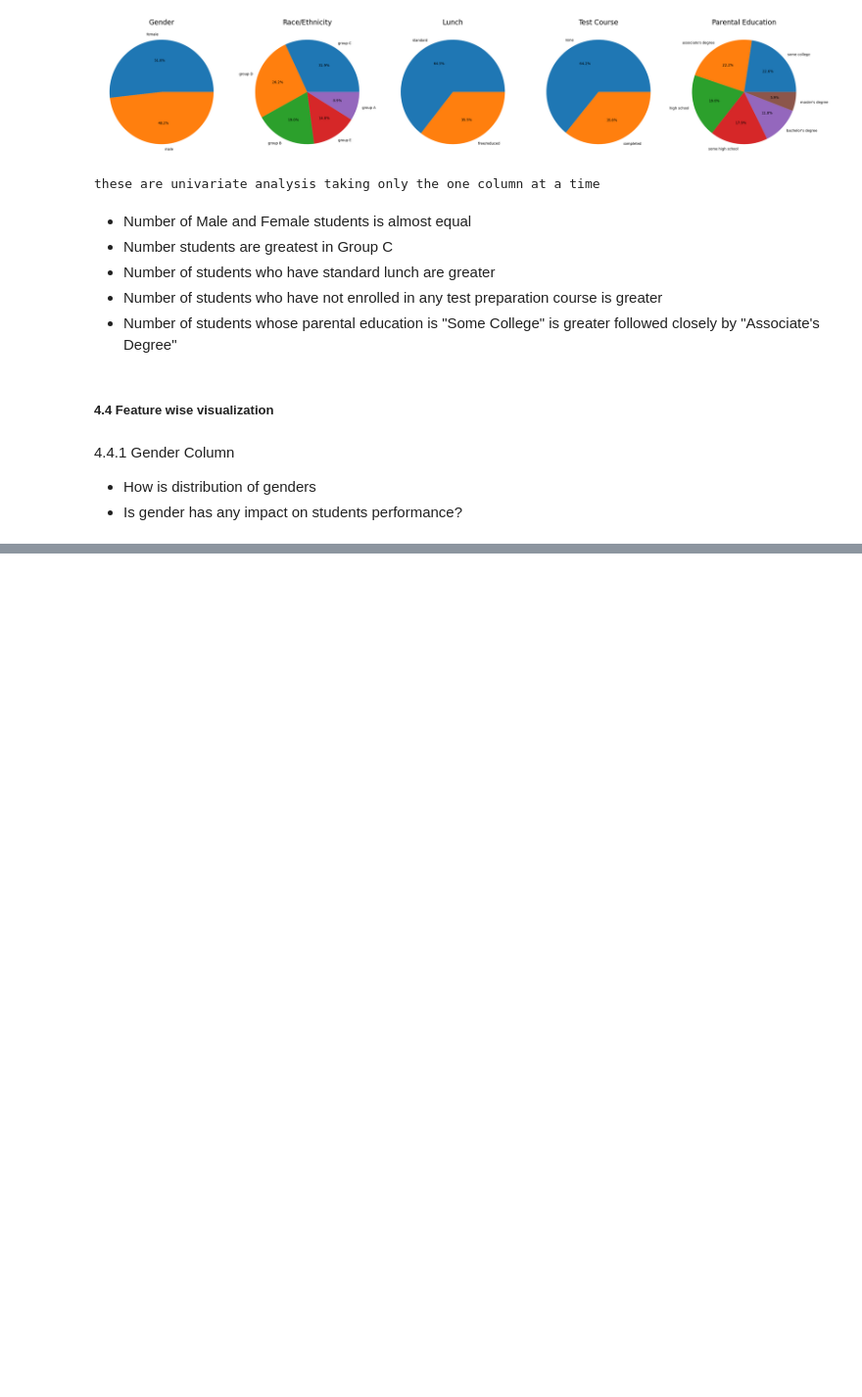
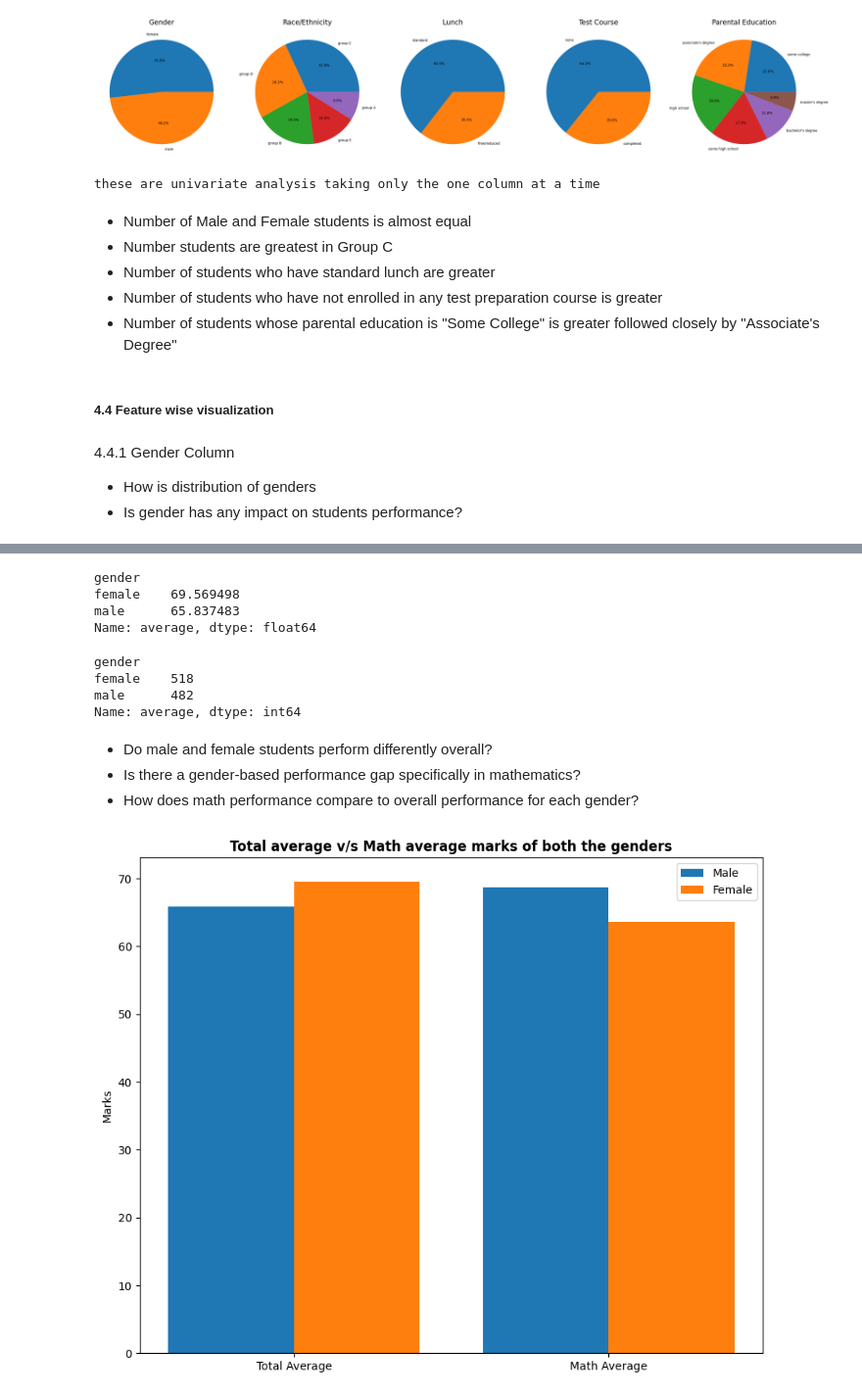
Before and after one commit to samuelkezee/Student-Grade-Analysis, a Jupyter notebook: notebook/EDA_STUDENT PERFORMANCE.ipynb, the cells around one changed output, grey strips where cells are left out. Shown at 98% size. Saved outputs shown, nothing was run; the diff lists cells and outputs as text; code cells hidden in the pictures; blank space fills up the shorter version.

```diff
--- a/notebook/EDA_STUDENT PERFORMANCE.ipynb
+++ b/notebook/EDA_STUDENT PERFORMANCE.ipynb
@@ -442,0 +450,50 @@ for container in ax[0].containers:
+# %%
+gender_group = df.groupby('gender')
+gender_group['average'].mean()
+# %% [output]
+gender
+female    69.569498
+male      65.837483
+Name: average, dtype: float64
+# %%
+gender_group['average'].count()
+#sum()
+# group of all rows where gender = "male"
+# group of all rows where gender = "female"
+# %% [output]
+gender
+female    518
+male      482
+Name: average, dtype: int64
+# %% [markdown]
++ Do male and female students perform differently overall?
++ Is there a gender-based performance gap specifically in mathematics?
++ How does math performance compare to overall performance for each gender?
+# %%
+gender_stats = df.groupby('gender')[['average', 'math score']].mean()
+
+plt.figure(figsize=(10,8))
+
+X = ['Total Average', 'Math Average']
+
+female_scores = [
+    gender_stats.loc['female', 'average'],
+    gender_stats.loc['female', 'math score']
+]
+male_scores = [
+    gender_stats.loc['male', 'average'],
+    gender_stats.loc['male', 'math score']
+]
+
+X_axis = np.arange(len(X))
+
+plt.bar(X_axis - 0.2, male_scores, 0.4, label='Male')
+plt.bar(X_axis + 0.2, female_scores, 0.4, label='Female')
+
+plt.xticks(X_axis, X)
+plt.ylabel("Marks")
+plt.title("Total average v/s Math average marks of both the genders", fontweight='bold')
+plt.legend()
+plt.show()
+# %% [output]
+[figure, added]
```
Also changed, not shown: parts of 10 cells of this notebook, 4 other files.
